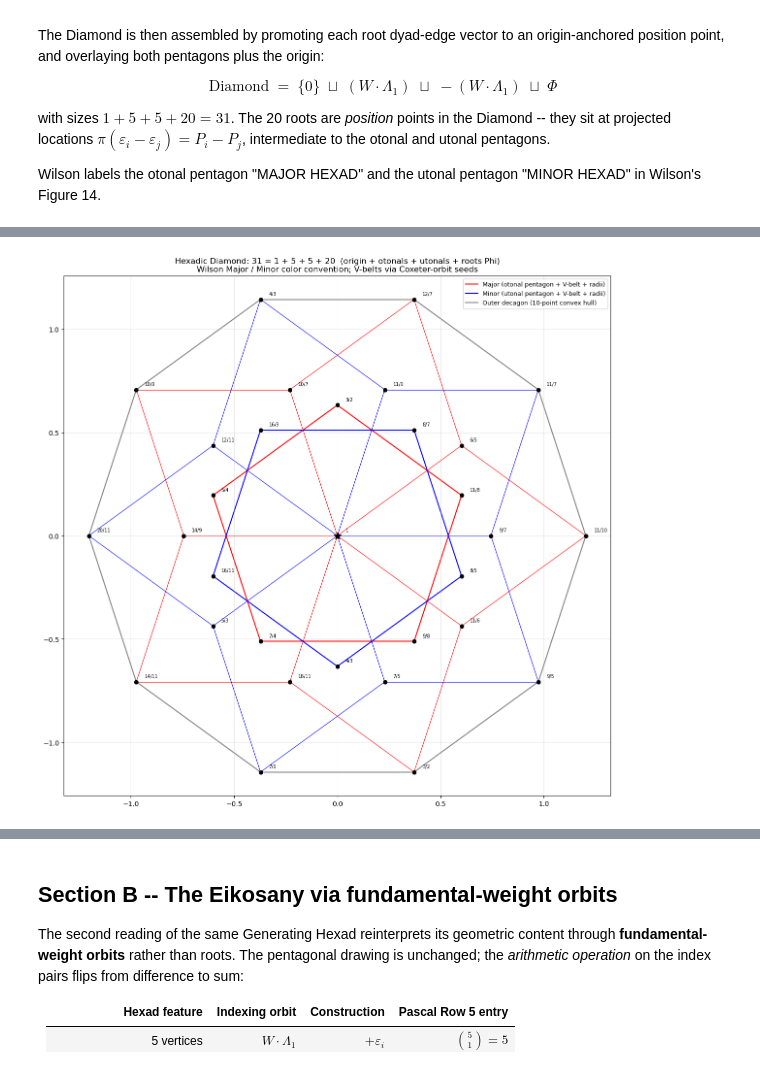
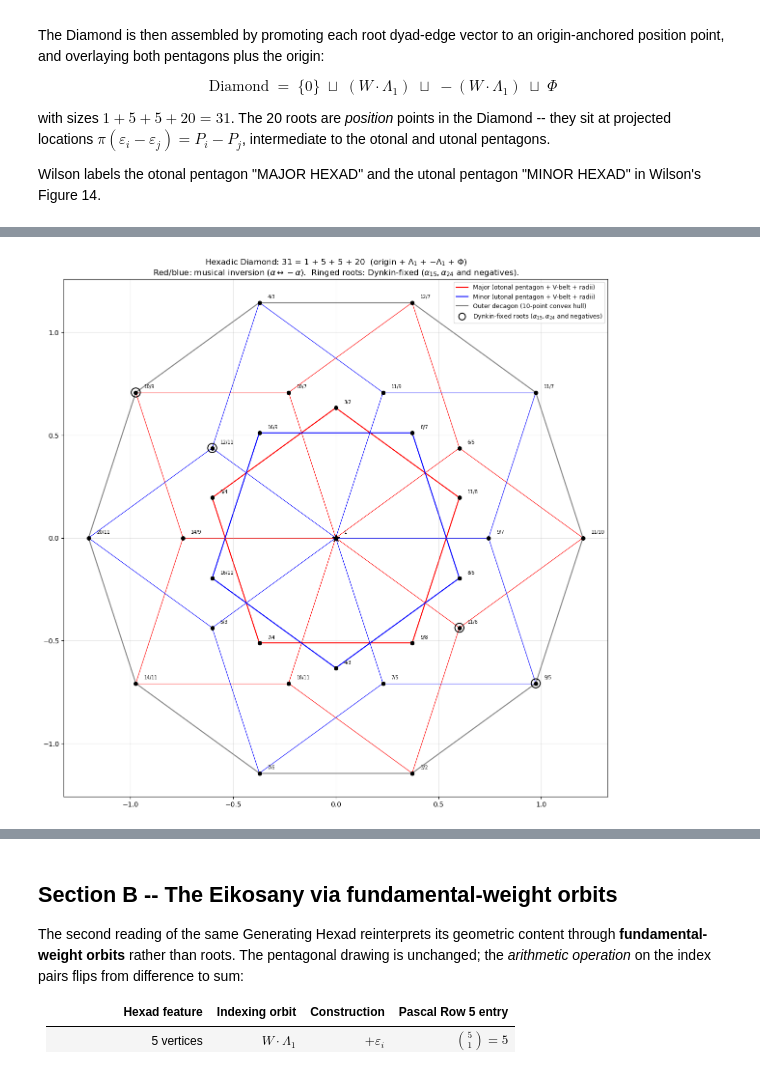
Before and after one commit to armandjbeaudoin/JI_tiling, a Jupyter notebook: notebooks/pentadic.ipynb, the cells around one changed output, grey strips where cells are left out. Drawn from its saved outputs; the diff is of its cells as text; code cells hidden in the pictures.

```diff
--- a/notebooks/pentadic.ipynb
+++ b/notebooks/pentadic.ipynb
@@ -337,34 +397,55 @@ for k in range(10):
     ax.plot([x_d[i], x_d[j]], [y_d[i], y_d[j]],
             color="grey", linewidth=1.5, zorder=0)
 
+# Highlight Dynkin-involution-fixed roots: alpha_{ij} with i + j = 6.
+# sigma acts on indices as i -> 6 - i; sigma-fixed positive roots are
+# alpha_{15} = eps_1 - eps_5 and alpha_{24} = eps_2 - eps_4, plus their negatives.
+sigma_fixed_5D = [
+    [ 1,  0, 0,  0, -1],   #  alpha_{15}
+    [ 0,  1, 0, -1,  0],   #  alpha_{24}
+    [-1,  0, 0,  0,  1],   # -alpha_{15}
+    [ 0, -1, 0,  1,  0],   # -alpha_{24}
+]
+sigma_fixed_idx = [find_diamond_idx(v) for v in sigma_fixed_5D]
+assert None not in sigma_fixed_idx, "sigma-fixed roots not all found in diamond_5D"
+ax.scatter([x_d[i] for i in sigma_fixed_idx],
+           [y_d[i] for i in sigma_fixed_idx],
+           s=180, facecolors="none", edgecolors="k",
+           linewidths=1.4, zorder=4)
+
 # Markers and origin
 ax.scatter(x_d, y_d, color="k", s=30, zorder=3)
 ax.scatter([0], [0], color="k", s=120, marker="*", zorder=4)
 
 # Octave-reduced JI ratio annotations
 for k, v in enumerate(diamond_5D):
     r = octave_reduce(ratio(v))
     ax.annotate(str(r), xy=(x_d[k] + 0.04, y_d[k] + 0.02), fontsize=7, zorder=5)
 
 # Compact 3-entry legend
 from matplotlib.lines import Line2D
 legend_handles = [
     Line2D([0], [0], color="r",    linewidth=1.5,
            label="Major (otonal pentagon + V-belt + radii)"),
     Line2D([0], [0], color="b",    linewidth=1.5,
            label="Minor (utonal pentagon + V-belt + radii)"),
     Line2D([0], [0], color="grey", linewidth=1.5,
            label="Outer decagon (10-point convex hull)"),
+    Line2D([0], [0], marker="o", color="w", markerfacecolor="none",
+           markeredgecolor="k", markeredgewidth=1.4, markersize=10,
+           linestyle="none",
+           label=r"Dynkin-fixed roots ($\alpha_{15}, \alpha_{24}$ and negatives)"),
 ]
 ax.legend(handles=legend_handles, loc="upper right", fontsize=9)
 
 ax.set_aspect("equal")
 ax.set_title(f"Hexadic Diamond: {len(diamond_5D)} = 1 + 5 + 5 + 20  "
-             f"(origin + otonals + utonals + roots Phi)\n"
-             f"Wilson Major / Minor color convention; V-belts via Coxeter-orbit seeds")
+             f"(origin + $\\Lambda_1$ + $-\\Lambda_1$ + $\\Phi$)\n"
+             f"Red/blue: musical inversion ($\\alpha\\leftrightarrow-\\alpha$).  "
+             f"Ringed roots: Dynkin-fixed ($\\alpha_{{15}}, \\alpha_{{24}}$ and negatives).")
 ax.grid(True, alpha=0.3)
 plt.tight_layout()
 plt.savefig('../pentadic_hexadic_diamond.png')
 plt.show()
 # %% [output]
-[figure, old version]
+[figure, new version]
```
Also changed, not shown: parts of 10 cells of this notebook, 2 other files.
